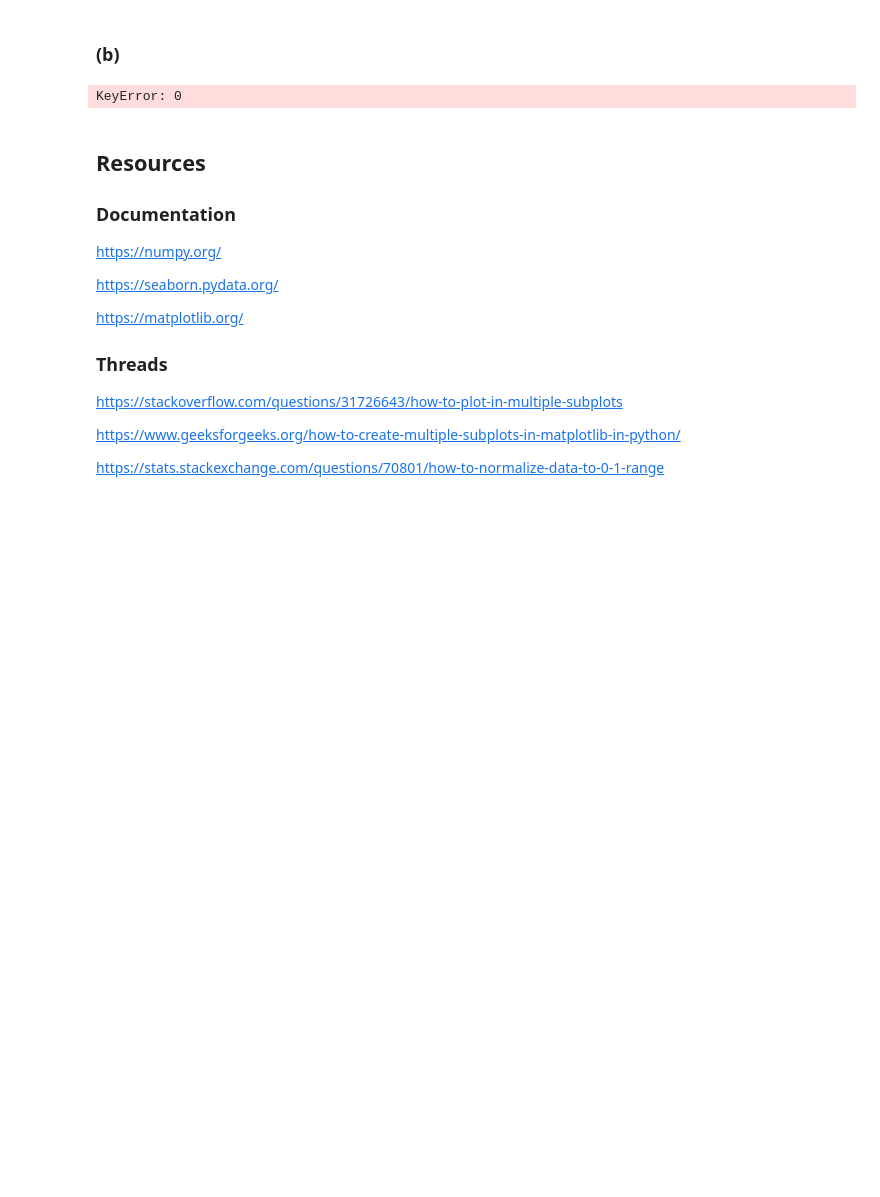
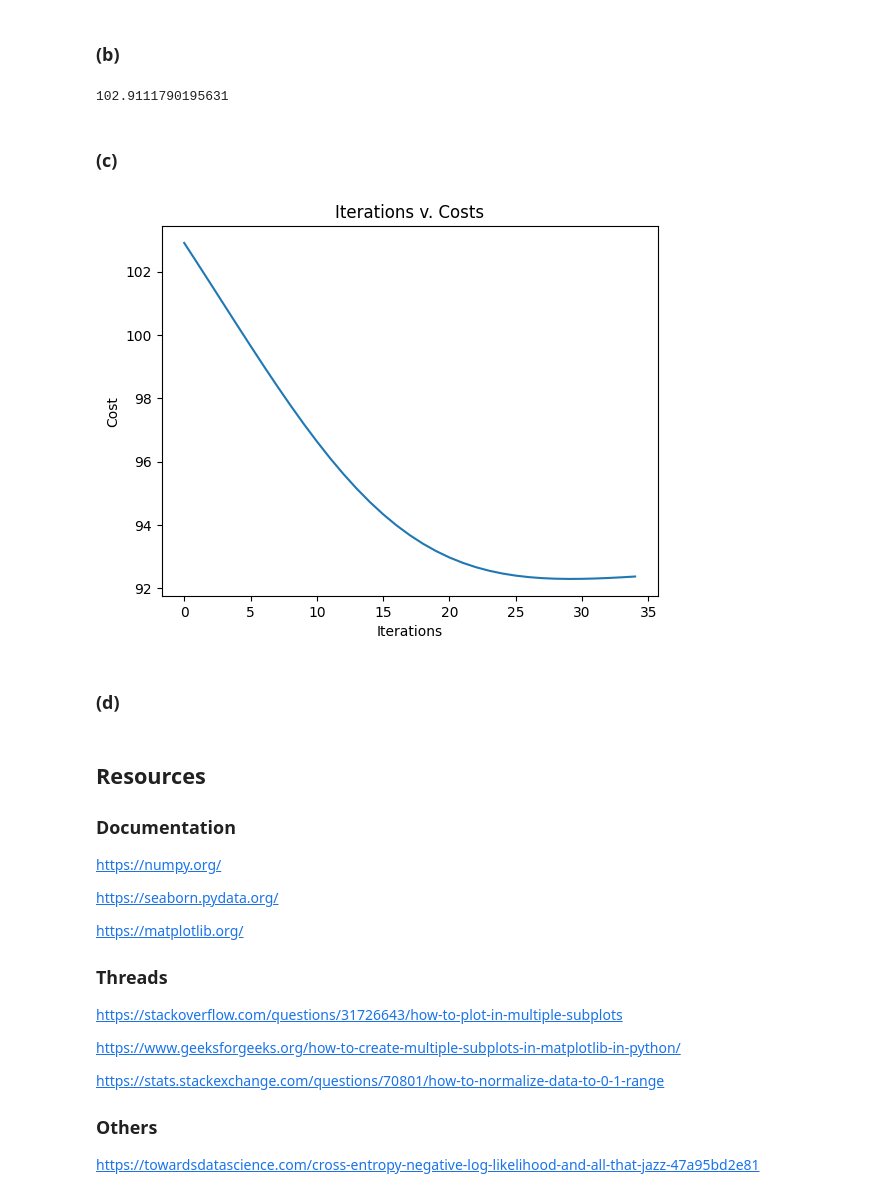
Before and after one commit to Tazering/UVA-CS, a Jupyter notebook: CS-3501_Zhang/PS4/tkj9ep_PS4.ipynb, the cells around one changed output. Drawn from its saved outputs; the diff is of its cells as text; code cells hidden in the pictures; blank space fills up the shorter version.

```diff
--- a/CS-3501_Zhang/PS4/tkj9ep_PS4.ipynb
+++ b/CS-3501_Zhang/PS4/tkj9ep_PS4.ipynb
@@ -674,15 +673,22 @@ import math
 
 # negative log-likelihood
 def log_likelihood(X_data, y_data, beta):
+  # initial setup
   loss = 0
   m = y_data.shape[0]
-  exp_val = np.exp(-np.matmul(X_data, beta))
 
-
+  # likelihood function
   for i in range(m):
-    loss += ((y_data[i] - 1) * np.matmul(X_data, beta)) - math.log(1 + exp_val)
+    pred_val = sigmoid(np.matmul(X_data.loc[i, :], beta))[0]
+    yi = y_data.loc[i, :][0]
+    # loss += (yi * math.log(pred_val)) + ((1 - yi) * math.log(1 - pred_val))
+    loss += math.pow(pred_val, yi) * math.pow(1-pred_val, 1 - yi)
 
   return loss
+
+print(log_likelihood(hippocampus_X_data_tr, hippocampus_y_data, init_beta))
+# %% [output]
+102.9111790195631
 # %%
 """
 This function runs the logistic regression algorithm.
@@ -692,11 +698,12 @@ def logistic_regression(X_data, y_data, learning_rate, beta_dim, iterations = 1)
 
   # initialization
   beta = initialize_beta(beta_dim) # initialize the beta
+  costs = [0] * iterations
 
   # do gradient descent
   for iter in range(iterations):
     # loss
-    print(log_likelihood(X_data, y_data, beta))
+    costs[iter] = log_likelihood(X_data, y_data, beta)
 
     # forward propagation
     exp_val = np.exp(-np.matmul(X_data, beta))
@@ -709,9 +716,21 @@ def logistic_regression(X_data, y_data, learning_rate, beta_dim, iterations = 1)
     # update the parameters
     beta -= learning_rate * gradients
 
-logistic_regression(hippocampus_X_data_tr, hippocampus_y_data, .01, 2, 10)
+  return beta, costs
+
+beta, costs = logistic_regression(hippocampus_X_data_tr, hippocampus_y_data, .0006, 2, 35)
-# %% [output]
-KeyError: 0
+# %% [markdown]
+### **(c)**
+# %%
+plt.xlabel("Iterations")
+plt.ylabel("Cost")
+plt.plot(costs)
+plt.title("Iterations v. Costs")
+plt.show()
+# %% [output]
+[figure, added]
+# %% [markdown]
+### **(d)**
 # %% [markdown]
 ## **Resources**
 
@@ -730,3 +749,6 @@ https://stackoverflow.com/questions/31726643/how-to-plot-in-multiple-subplots
 https://www.geeksforgeeks.org/how-to-create-multiple-subplots-in-matplotlib-in-python/
 
 https://stats.stackexchange.com/questions/70801/how-to-normalize-data-to-0-1-range
+
+### **Others**
+https://towardsdatascience.com/cross-entropy-negative-log-likelihood-and-all-that-jazz-47a95bd2e81
```
Also changed, not shown: parts of 1 cell of this notebook.
